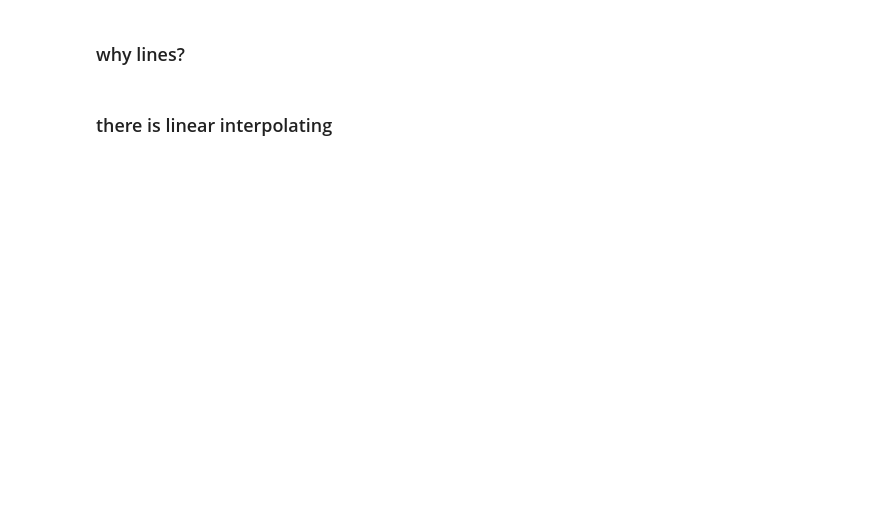
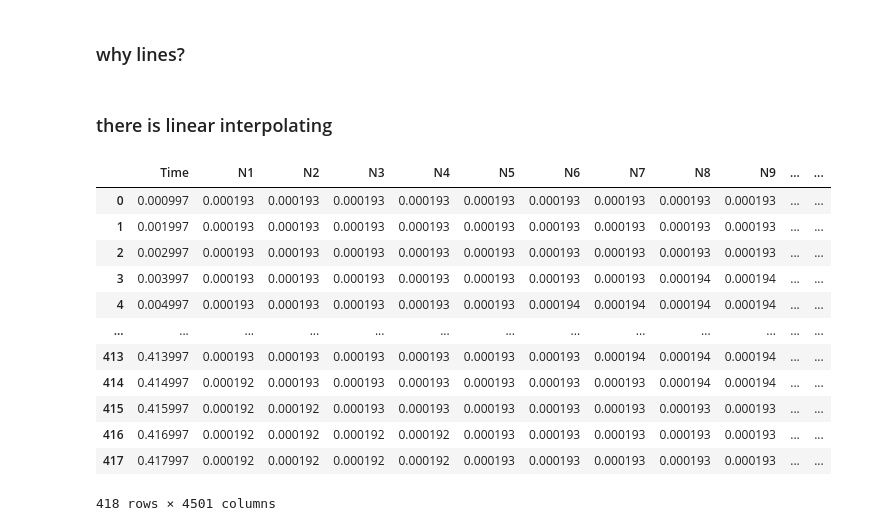
Before and after one commit to UlyanaGru/Fourier, a Jupyter notebook: testingfiles.ipynb, the cells around one changed output. Cells and saved outputs as stored; diff of their text form; code cells hidden in the pictures; blank space fills up the shorter version.

```diff
--- a/testingfiles.ipynb
+++ b/testingfiles.ipynb
@@ -83,8 +83,22 @@ def interpol(data, number):
     regular_data.to_csv(f'regular_data{number}.txt', sep=',', index=False, float_format='%.10E')
     return regular_data
 # %%
-data120 = pd.read_csv('datafilm/r12/r12smo0.dat',skiprows=1)
+data120 = pd.read_csv('datafilm/r12/r12smo0_test_cp1.dat',skiprows=1)
 interpol(data120,120)
+# %% [output]
+|  | Time | N1 | N2 | N3 | N4 | N5 | N6 | N7 | N8 | N9 | ... | ... |
+| 0 | 0.000997 | 0.000193 | 0.000193 | 0.000193 | 0.000193 | 0.000193 | 0.000193 | 0.000193 | 0.000193 | 0.000193 | ... | ... |
+| 1 | 0.001997 | 0.000193 | 0.000193 | 0.000193 | 0.000193 | 0.000193 | 0.000193 | 0.000193 | 0.000193 | 0.000193 | ... | ... |
+| 2 | 0.002997 | 0.000193 | 0.000193 | 0.000193 | 0.000193 | 0.000193 | 0.000193 | 0.000193 | 0.000193 | 0.000193 | ... | ... |
+| 3 | 0.003997 | 0.000193 | 0.000193 | 0.000193 | 0.000193 | 0.000193 | 0.000193 | 0.000193 | 0.000194 | 0.000194 | ... | ... |
+| 4 | 0.004997 | 0.000193 | 0.000193 | 0.000193 | 0.000193 | 0.000193 | 0.000194 | 0.000194 | 0.000194 | 0.000194 | ... | ... |
+| ... | ... | ... | ... | ... | ... | ... | ... | ... | ... | ... | ... | ... |
+| 413 | 0.413997 | 0.000193 | 0.000193 | 0.000193 | 0.000193 | 0.000193 | 0.000193 | 0.000194 | 0.000194 | 0.000194 | ... | ... |
+| 414 | 0.414997 | 0.000192 | 0.000193 | 0.000193 | 0.000193 | 0.000193 | 0.000193 | 0.000193 | 0.000194 | 0.000194 | ... | ... |
+| 415 | 0.415997 | 0.000192 | 0.000192 | 0.000193 | 0.000193 | 0.000193 | 0.000193 | 0.000193 | 0.000193 | 0.000193 | ... | ... |
+| 416 | 0.416997 | 0.000192 | 0.000192 | 0.000192 | 0.000192 | 0.000193 | 0.000193 | 0.000193 | 0.000193 | 0.000193 | ... | ... |
+| 417 | 0.417997 | 0.000192 | 0.000192 | 0.000192 | 0.000192 | 0.000193 | 0.000193 | 0.000193 | 0.000193 | 0.000193 | ... | ... |
+418 rows × 4501 columns
 # %%
 data121 = pd.read_csv('datafilm/r12/r12smo1.dat',skiprows=1)
 interpol(data121,121)
```
Also changed, not shown: parts of 2 cells of this notebook, 3 other files.
